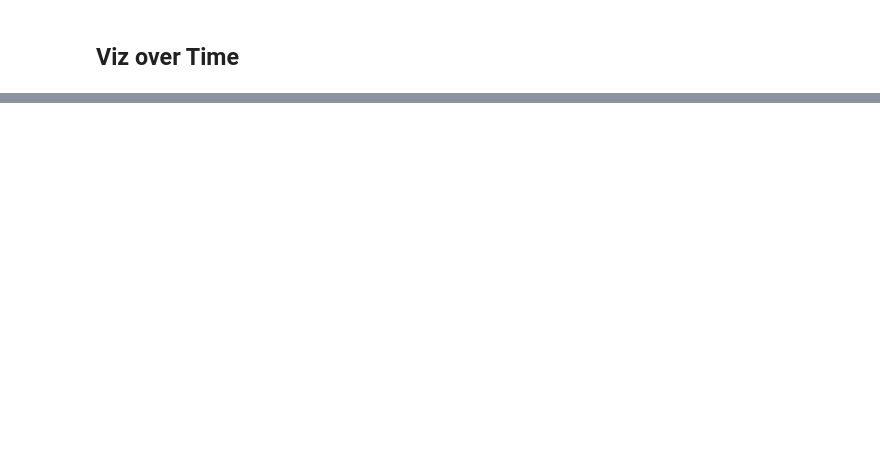
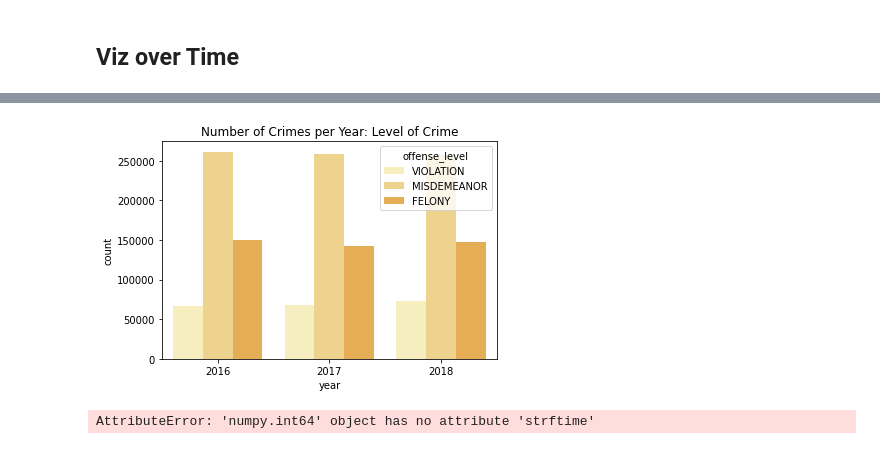
Before and after one commit to candiesforlife/minority_report, a Jupyter notebook: notebooks/Alice_Data_Viz.ipynb, the cells around one changed output, grey strips where cells are left out. Cells and saved outputs as stored; diff of their text form; code cells hidden in the pictures; blank space fills up the shorter version.

Commit message:
data viz datetime graphs

```diff
--- a/notebooks/Alice_Data_Viz.ipynb
+++ b/notebooks/Alice_Data_Viz.ipynb
@@ -39,0 +66,10 @@ df.shape
+# %%
+# Number of Crimes per Year
+sns.countplot(x = 'year', hue = 'offense_level', data = df, palette = sns.color_palette("YlOrBr"))
+plt.title('Number of Crimes per Year: Level of Crime');
+# %% [output]
+[figure, added]
+# %%
+df['month'][2].strftime("%B")
+# %% [output]
+AttributeError: 'numpy.int64' object has no attribute 'strftime'
```
Also changed, not shown: parts of 5 cells of this notebook.
